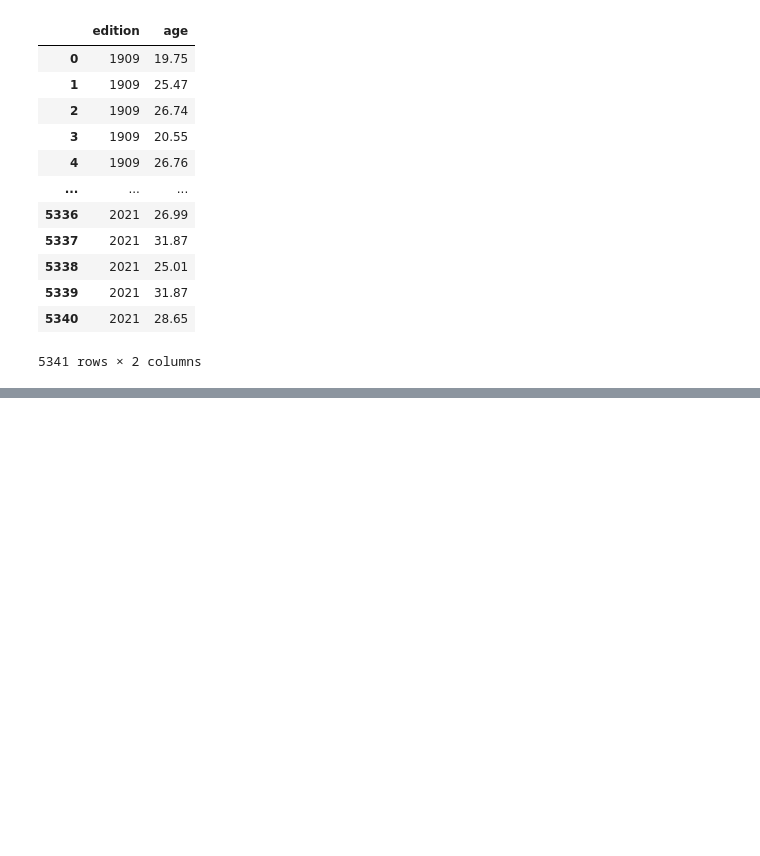
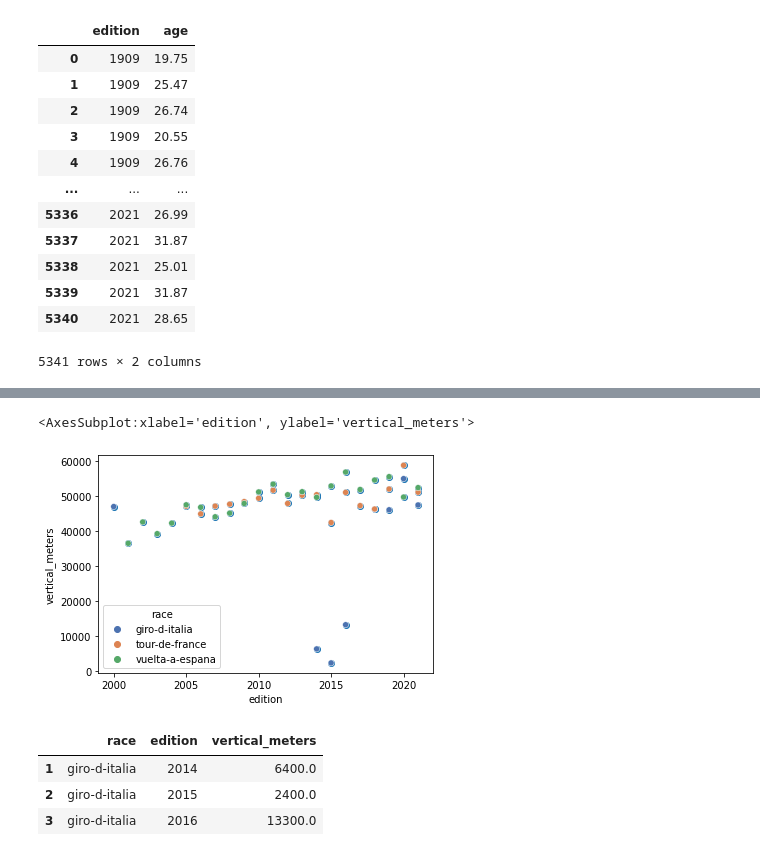
Before and after one commit to charles-v-phillips/grand_tour_analysis, a Jupyter notebook: playground.ipynb, the cells around one changed output, grey strips where cells are left out. Cells and saved outputs as stored; diff of their text form; code cells hidden in the pictures; blank space fills up the shorter version.

```diff
--- a/playground.ipynb
+++ b/playground.ipynb
@@ -119,0 +167,17 @@ a
+# %%
+elev_data = data[(~data['vertical_meters'].isnull()) & (data['edition'] > 1990)]\
+.groupby(['race','edition'], as_index = False)['vertical_meters'].sum()
+plt.scatter(elev_data[['edition']],elev_data['vertical_meters'])
+
+sns.set_palette('deep')
+sns.scatterplot(data = elev_data, x = 'edition', y = 'vertical_meters', hue = 'race')
+# %% [output]
+<AxesSubplot:xlabel='edition', ylabel='vertical_meters'>
+[figure, added]
+# %%
+elev_data[elev_data['vertical_meters'] < 30000]
+# %% [output]
+|  | race | edition | vertical_meters |
+| 1 | giro-d-italia | 2014 | 6400.0 |
+| 2 | giro-d-italia | 2015 | 2400.0 |
+| 3 | giro-d-italia | 2016 | 13300.0 |
```
Also changed, not shown: parts of 22 cells of this notebook, 2 other files.
